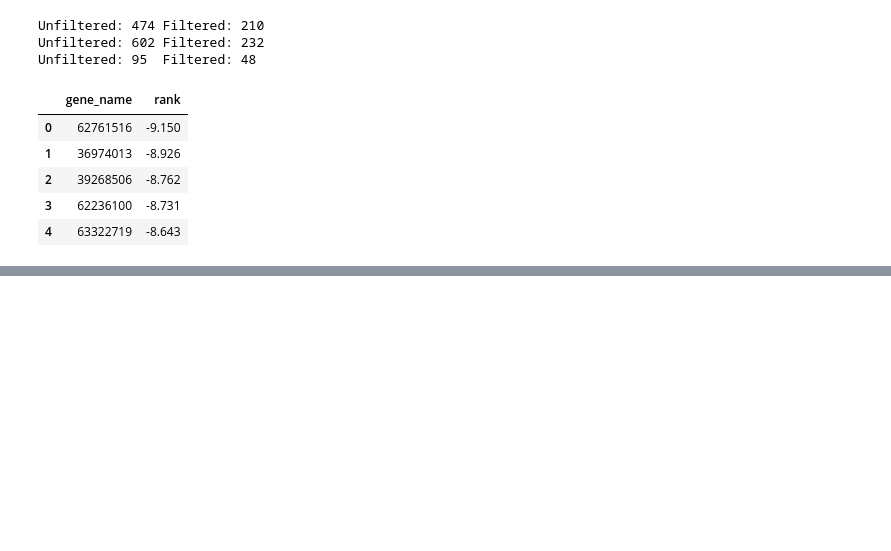
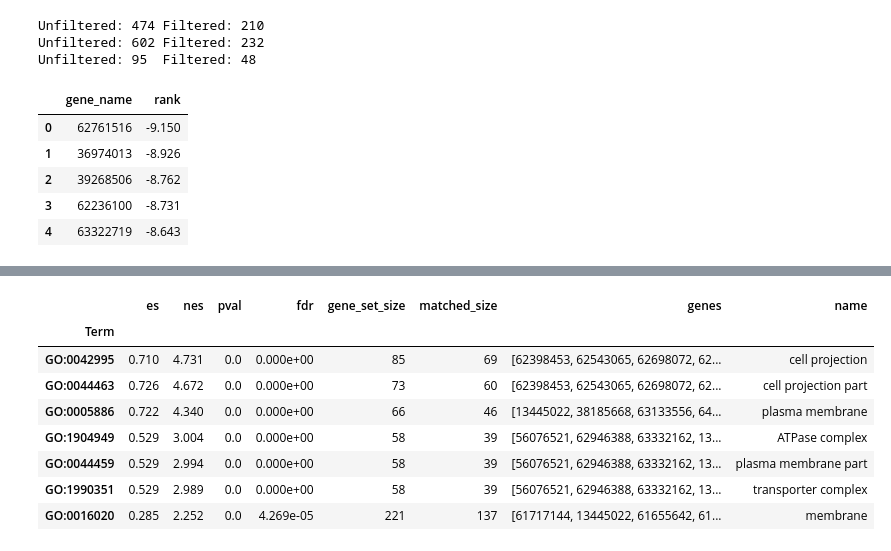
Before and after one commit to stuppie/triflic, a Jupyter notebook: H1/5-gsea.py.ipynb, the cells around one changed output, grey strips where cells are left out. Drawn from its saved outputs; the diff is of its cells as text; code cells hidden in the pictures; blank space fills up the shorter version.

```diff
--- a/H1/5-gsea.py.ipynb
+++ b/H1/5-gsea.py.ipynb
@@ -176,0 +268,12 @@ bp_controlrol
+# %%
+cc_rt
+# %% [output]
+|  | es | nes | pval | fdr | gene_set_size | matched_size | genes | name |
+| Term |  |  |  |  |  |  |  |  |
+| GO:0042995 | 0.710 | 4.731 | 0.0 | 0.000e+00 | 85 | 69 | [62398453, 62543065, 62698072, 62... | cell projection |
+| GO:0044463 | 0.726 | 4.672 | 0.0 | 0.000e+00 | 73 | 60 | [62398453, 62543065, 62698072, 62... | cell projection part |
+| GO:0005886 | 0.722 | 4.340 | 0.0 | 0.000e+00 | 66 | 46 | [13445022, 38185668, 63133556, 64... | plasma membrane |
+| GO:1904949 | 0.529 | 3.004 | 0.0 | 0.000e+00 | 58 | 39 | [56076521, 62946388, 63332162, 13... | ATPase complex |
+| GO:0044459 | 0.529 | 2.994 | 0.0 | 0.000e+00 | 58 | 39 | [56076521, 62946388, 63332162, 13... | plasma membrane part |
+| GO:1990351 | 0.529 | 2.989 | 0.0 | 0.000e+00 | 58 | 39 | [56076521, 62946388, 63332162, 13... | transporter complex |
+| GO:0016020 | 0.285 | 2.252 | 0.0 | 4.269e-05 | 221 | 137 | [61717144, 13445022, 61655642, 61... | membrane |
```
Also changed, not shown: parts of 8 cells of this notebook.
